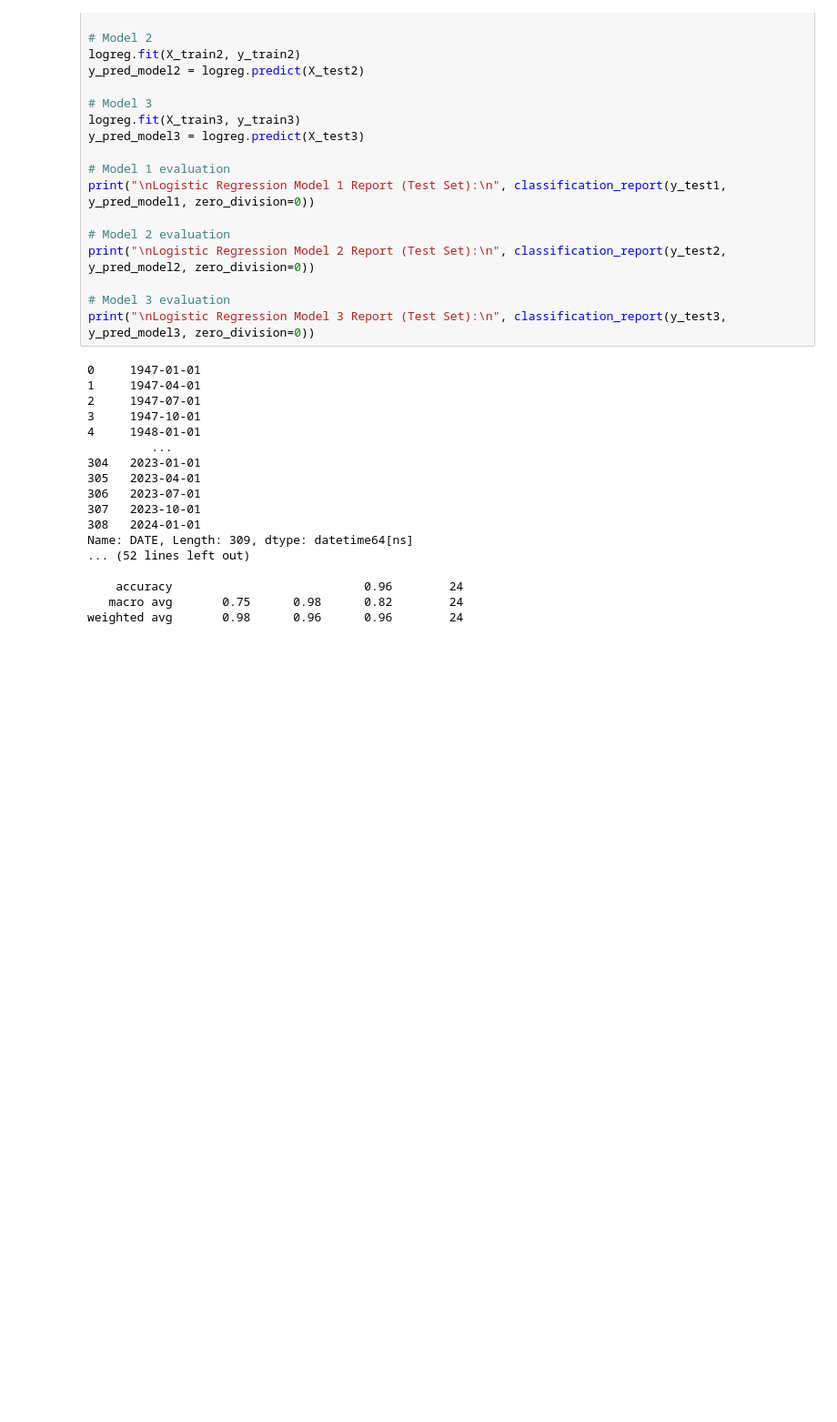
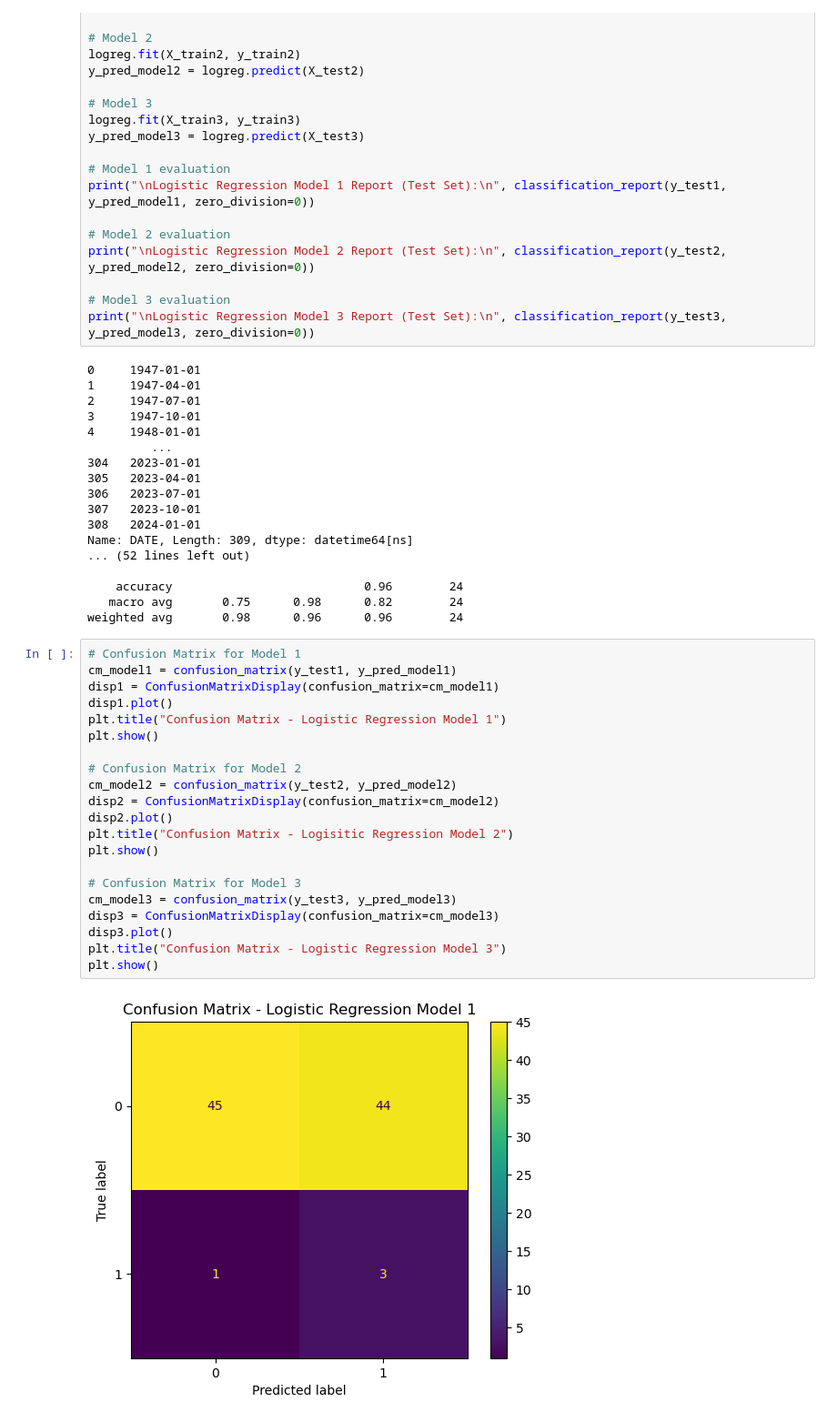
Before and after one commit to blahajj/cs526_proj, a Jupyter notebook: scripts/regression.ipynb, the cells around one changed output. Shown: that part at 91% size. Saved outputs shown, nothing was run; the diff lists cells and outputs as text; blank space fills up the shorter version.

```diff
--- a/scripts/regression.ipynb
+++ b/scripts/regression.ipynb
@@ -160,3 +160,26 @@ Name: DATE, Length: 309, dtype: datetime64[ns]
     accuracy                           0.96        24
    macro avg       0.75      0.98      0.82        24
 weighted avg       0.98      0.96      0.96        24
+# %%
+# Confusion Matrix for Model 1
+cm_model1 = confusion_matrix(y_test1, y_pred_model1)
+disp1 = ConfusionMatrixDisplay(confusion_matrix=cm_model1)
+disp1.plot()
+plt.title("Confusion Matrix - Logistic Regression Model 1")
+plt.show()
+
+# Confusion Matrix for Model 2
+cm_model2 = confusion_matrix(y_test2, y_pred_model2)
+disp2 = ConfusionMatrixDisplay(confusion_matrix=cm_model2)
+disp2.plot()
+plt.title("Confusion Matrix - Logisitic Regression Model 2")
+plt.show()
+
+# Confusion Matrix for Model 3
+cm_model3 = confusion_matrix(y_test3, y_pred_model3)
+disp3 = ConfusionMatrixDisplay(confusion_matrix=cm_model3)
+disp3.plot()
+plt.title("Confusion Matrix - Logistic Regression Model 3")
+plt.show()
+# %% [output]
+[figure, added]
```
Also changed, not shown: parts of 2 cells of this notebook.
